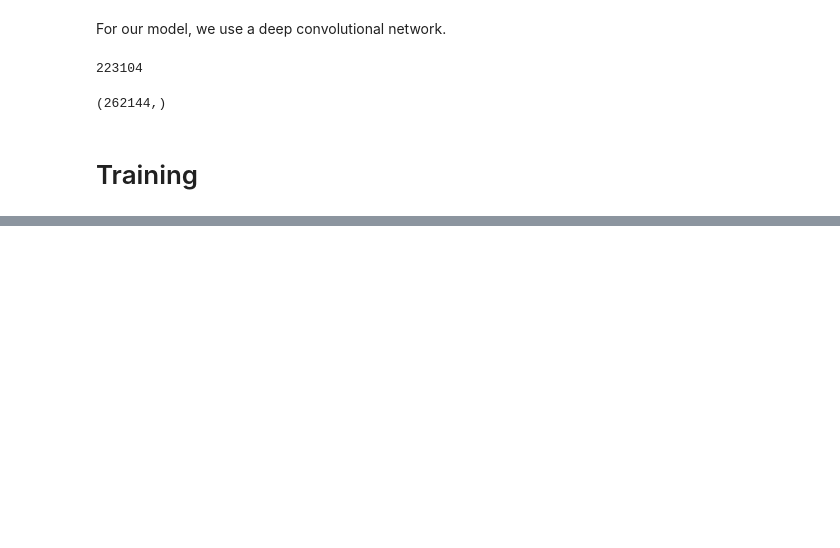
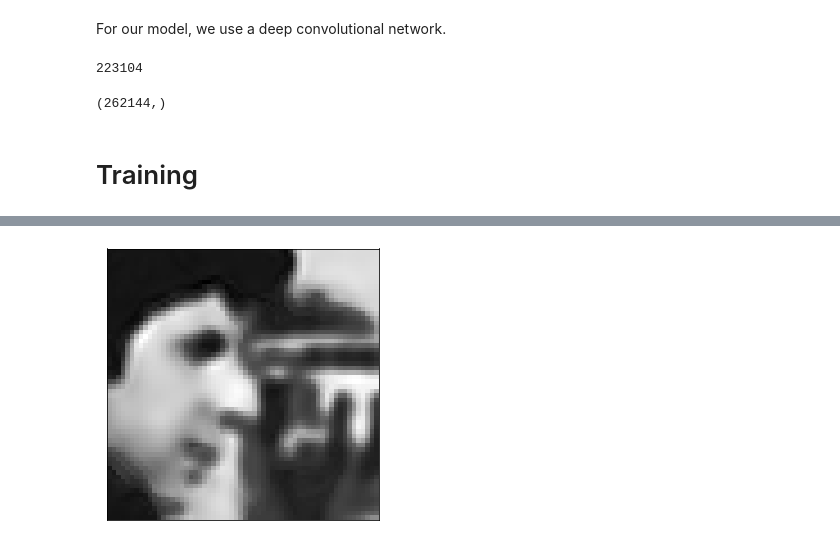
Before and after one commit to czbiohub-sf/noise2self, a Jupyter notebook: notebooks/Single-Shot Denoising.ipynb, the cells around one changed output, grey strips where cells are left out. Drawn from its saved outputs; the diff is of its cells as text; code cells hidden in the pictures; blank space fills up the shorter version.

```diff
--- a/notebooks/Single-Shot Denoising.ipynb
+++ b/notebooks/Single-Shot Denoising.ipynb
@@ -158,0 +191,5 @@ show(get_inset(denoised))
+# %%
+if channels == 1:
+    show(get_inset(denoised))
+# %% [output]
+[figure, added]
```
Also changed, not shown: parts of 17 cells of this notebook, 1 other file.
